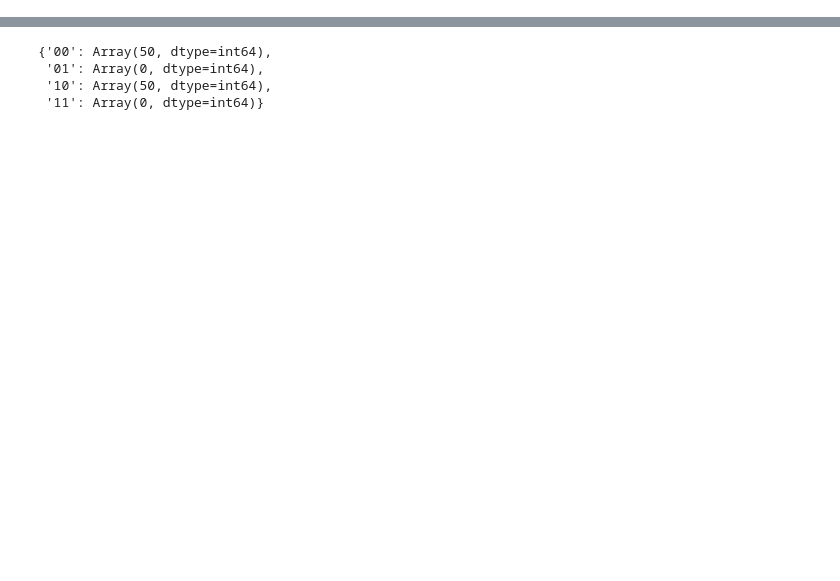
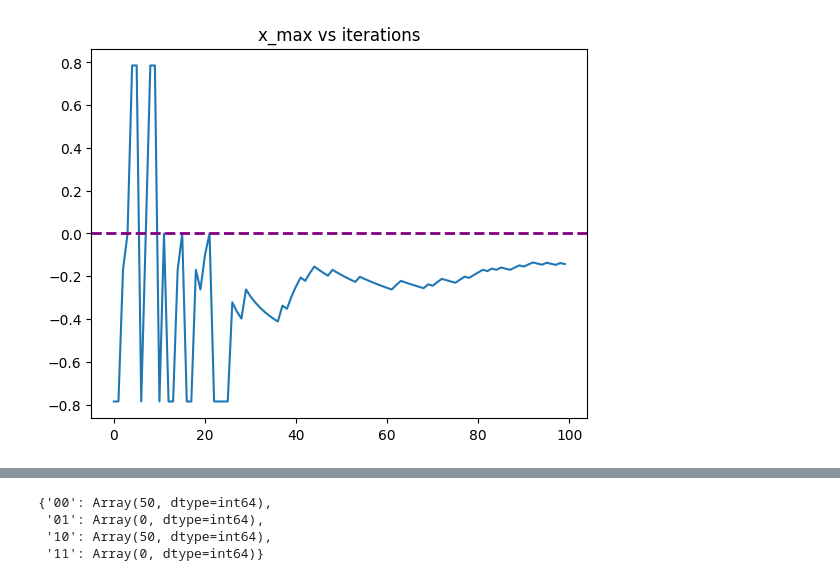
Before and after one commit to Gopal-Dahale/measurement-based-ite, a Jupyter notebook: mite-catalyst.ipynb, the cells around one changed output, grey strips where cells are left out. Cells and saved outputs as stored; diff of their text form; code cells hidden in the pictures; blank space fills up the shorter version.

```diff
--- a/mite-catalyst.ipynb
+++ b/mite-catalyst.ipynb
@@ -101,0 +136,6 @@ values[1] /= n*100
+# %%
+plt.plot(x_max_hist)
+plt.axhline(y=0.0, color="purple", ls="--", lw=2, label=f"Eth: {0.0}")
+plt.title("x_max vs iterations");
+# %% [output]
+[figure, added]
```
Also changed, not shown: parts of 7 cells of this notebook.
